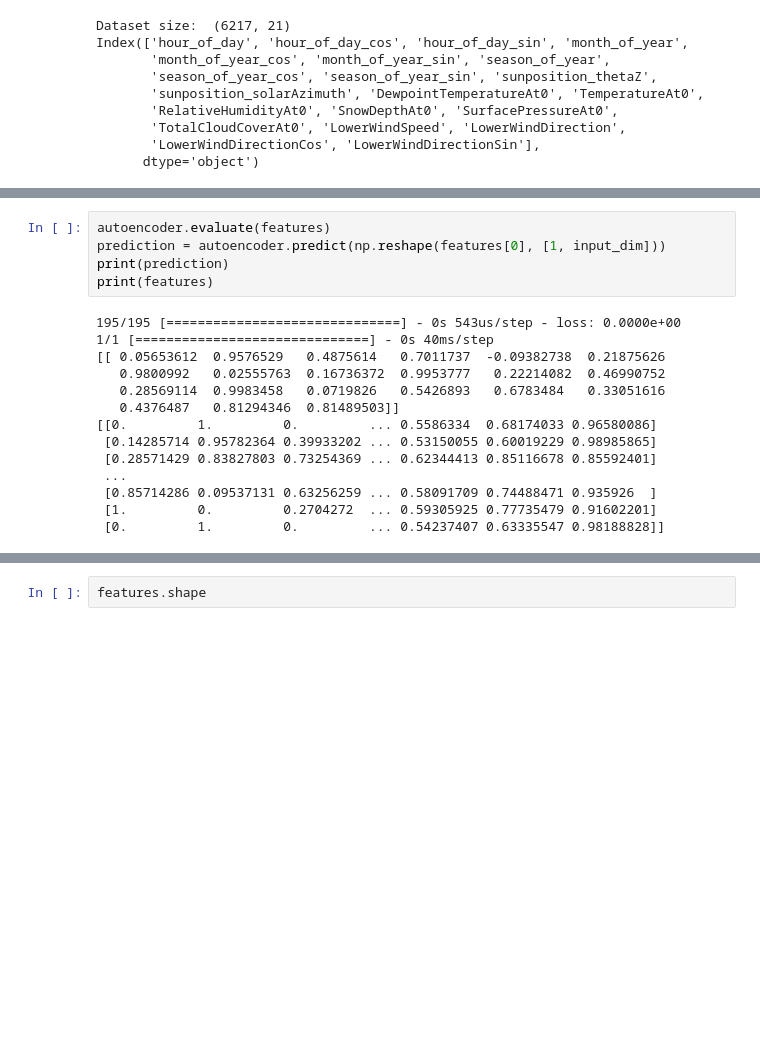
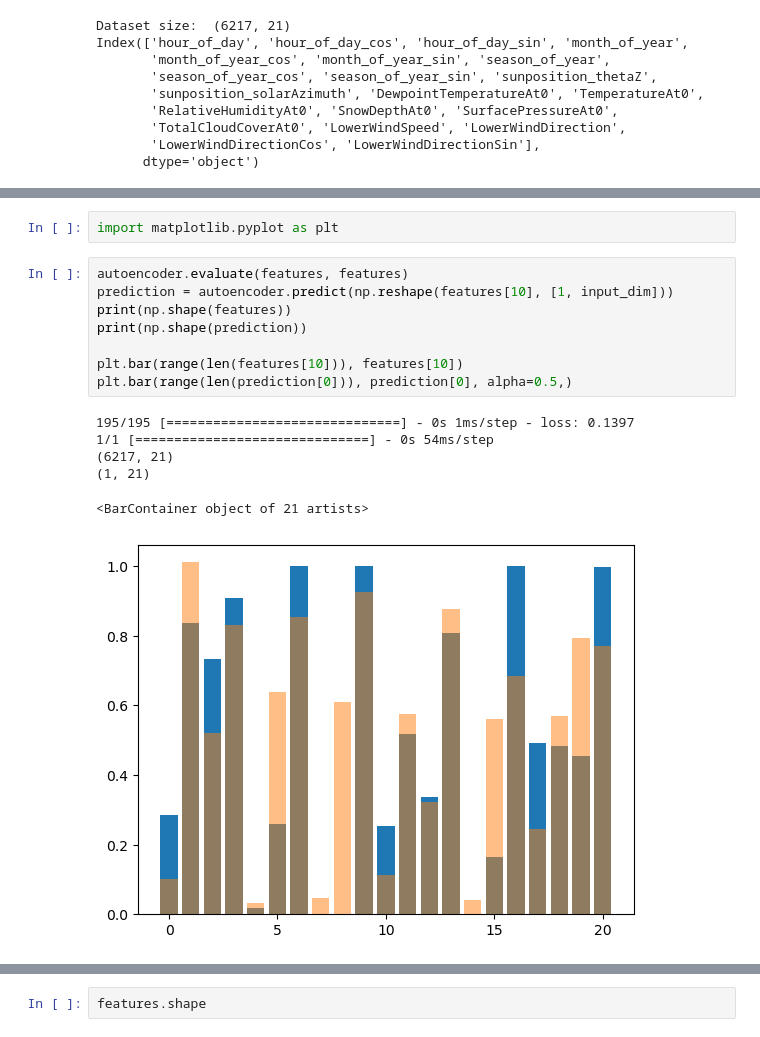
Before and after one commit to ilya-talankin/AutoLSTM, a Jupyter notebook: AutoLSTM.ipynb, the cells around one changed output, grey strips where cells are left out. Cells and saved outputs as stored; diff of their text form; blank space fills up the shorter version.

Commit message:
Починил evaluate у автоэнкодера, добавил эпох. rmse=0.0552

```diff
--- a/AutoLSTM.ipynb
+++ b/AutoLSTM.ipynb
@@ -94,22 +74,20 @@ Epoch 500/500
+# %%
+import matplotlib.pyplot as plt
 # %%
-autoencoder.evaluate(features)
-prediction = autoencoder.predict(np.reshape(features[0], [1, input_dim]))
-print(prediction)
-print(features)
+autoencoder.evaluate(features, features)
+prediction = autoencoder.predict(np.reshape(features[10], [1, input_dim]))
+print(np.shape(features))
+print(np.shape(prediction))
+
+plt.bar(range(len(features[10])), features[10])
+plt.bar(range(len(prediction[0])), prediction[0], alpha=0.5,)
 # %% [output]
-195/195 [==============================] - 0s 543us/step - loss: 0.0000e+00
-1/1 [==============================] - 0s 40ms/step
-[[ 0.05653612  0.9576529   0.4875614   0.7011737  -0.09382738  0.21875626
-   0.9800992   0.02555763  0.16736372  0.9953777   0.22214082  0.46990752
-   0.28569114  0.9983458   0.0719826   0.5426893   0.6783484   0.33051616
-   0.4376487   0.81294346  0.81489503]]
-[[0.         1.         0.         ... 0.5586334  0.68174033 0.96580086]
- [0.14285714 0.95782364 0.39933202 ... 0.53150055 0.60019229 0.98985865]
- [0.28571429 0.83827803 0.73254369 ... 0.62344413 0.85116678 0.85592401]
- ...
- [0.85714286 0.09537131 0.63256259 ... 0.58091709 0.74488471 0.935926  ]
- [1.         0.         0.2704272  ... 0.59305925 0.77735479 0.91602201]
- [0.         1.         0.         ... 0.54237407 0.63335547 0.98188828]]
+195/195 [==============================] - 0s 1ms/step - loss: 0.1397
+1/1 [==============================] - 0s 54ms/step
+(6217, 21)
+(1, 21)
+<BarContainer object of 21 artists>
+[figure, added]
 # %%
 autoencoder.pop()
 autoencoder.compile()
```
Also changed, not shown: parts of 11 cells of this notebook.
